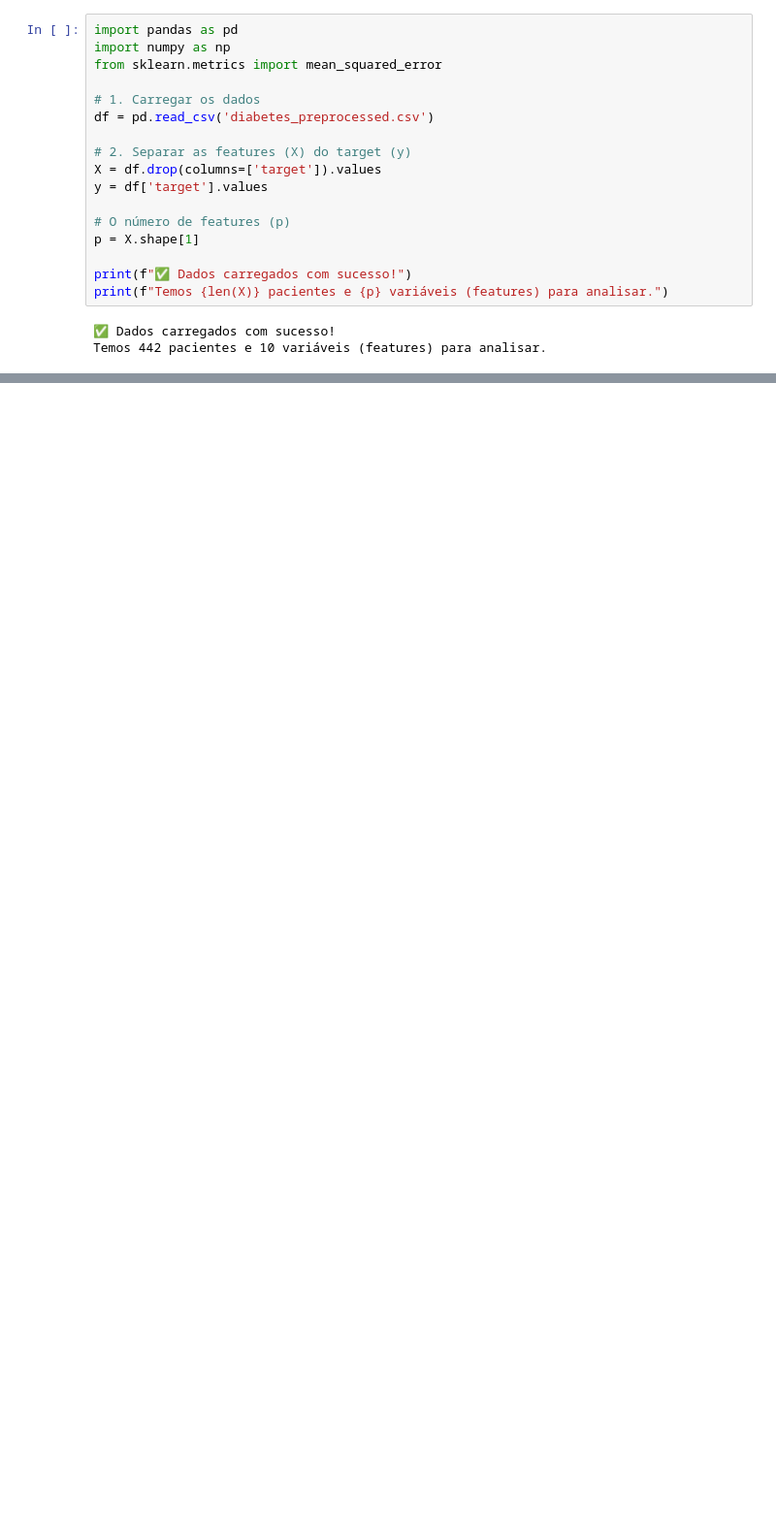
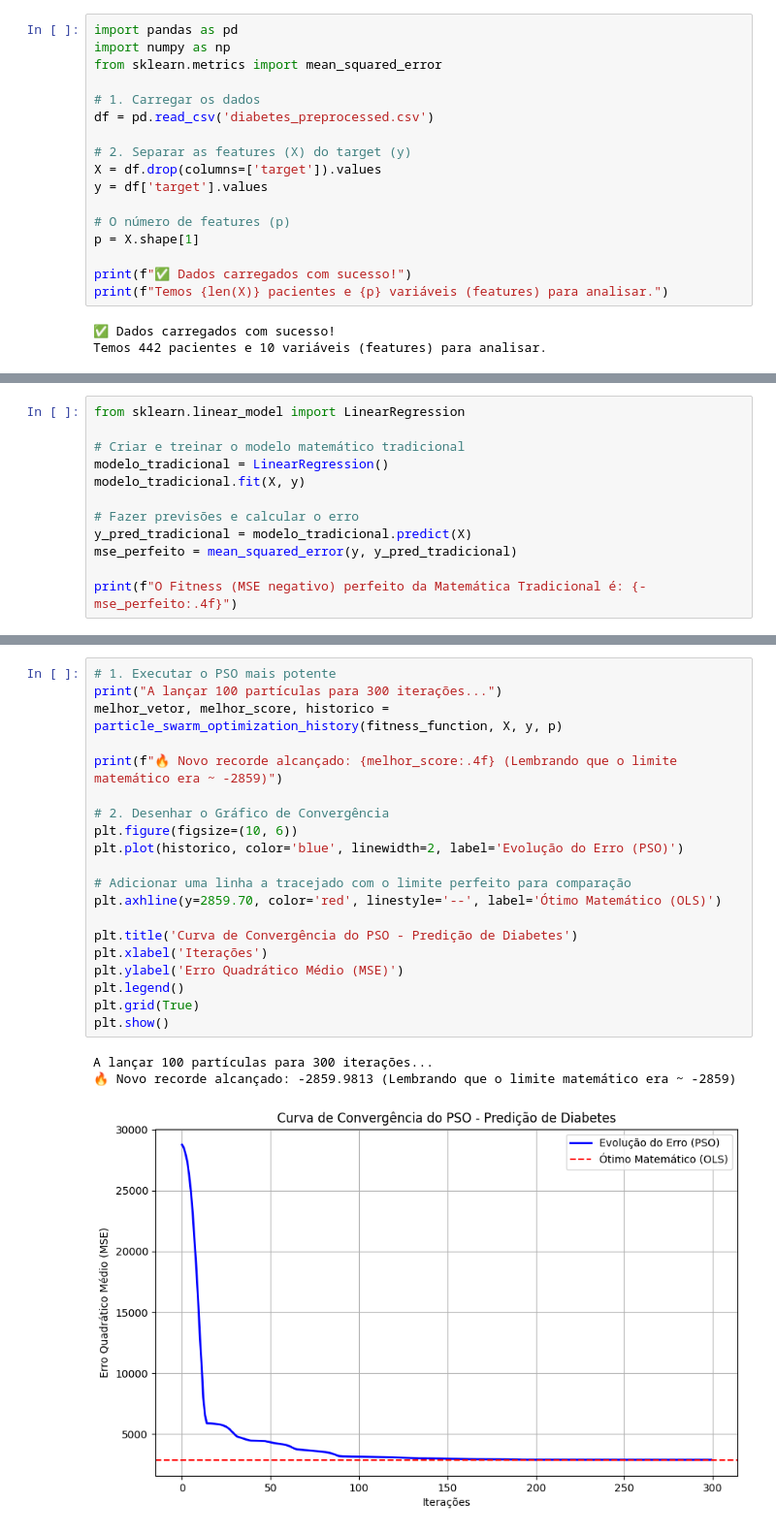
Before and after one commit to afonsoamsantos-pixel/Projeto-CMO-Diabetes, a Jupyter notebook: ProjetoCMO.ipynb, the cells around one changed output, grey strips where cells are left out. Shown at 97% size. Cells and saved outputs as stored; diff of their text form; blank space fills up the shorter version.

```diff
--- a/ProjetoCMO.ipynb
+++ b/ProjetoCMO.ipynb
@@ -57,0 +177,12 @@ O Fitness (MSE negativo) desta solução aleatória é: -29081.69
+# %%
+from sklearn.linear_model import LinearRegression
+
+# Criar e treinar o modelo matemático tradicional
+modelo_tradicional = LinearRegression()
+modelo_tradicional.fit(X, y)
+
+# Fazer previsões e calcular o erro
+y_pred_tradicional = modelo_tradicional.predict(X)
+mse_perfeito = mean_squared_error(y, y_pred_tradicional)
+
+print(f"O Fitness (MSE negativo) perfeito da Matemática Tradicional é: {-mse_perfeito:.4f}")
@@ -57,0 +247,24 @@ O Fitness (MSE negativo) desta solução aleatória é: -29081.69
+# %%
+# 1. Executar o PSO mais potente
+print("A lançar 100 partículas para 300 iterações...")
+melhor_vetor, melhor_score, historico = particle_swarm_optimization_history(fitness_function, X, y, p)
+
+print(f"🔥 Novo recorde alcançado: {melhor_score:.4f} (Lembrando que o limite matemático era ~ -2859)")
+
+# 2. Desenhar o Gráfico de Convergência
+plt.figure(figsize=(10, 6))
+plt.plot(historico, color='blue', linewidth=2, label='Evolução do Erro (PSO)')
+
+# Adicionar uma linha a tracejado com o limite perfeito para comparação
+plt.axhline(y=2859.70, color='red', linestyle='--', label='Ótimo Matemático (OLS)')
+
+plt.title('Curva de Convergência do PSO - Predição de Diabetes')
+plt.xlabel('Iterações')
+plt.ylabel('Erro Quadrático Médio (MSE)')
+plt.legend()
+plt.grid(True)
+plt.show()
+# %% [output]
+A lançar 100 partículas para 300 iterações...
+🔥 Novo recorde alcançado: -2859.9813 (Lembrando que o limite matemático era ~ -2859)
+[figure, added]
```
Also changed, not shown: parts of 7 cells of this notebook.
